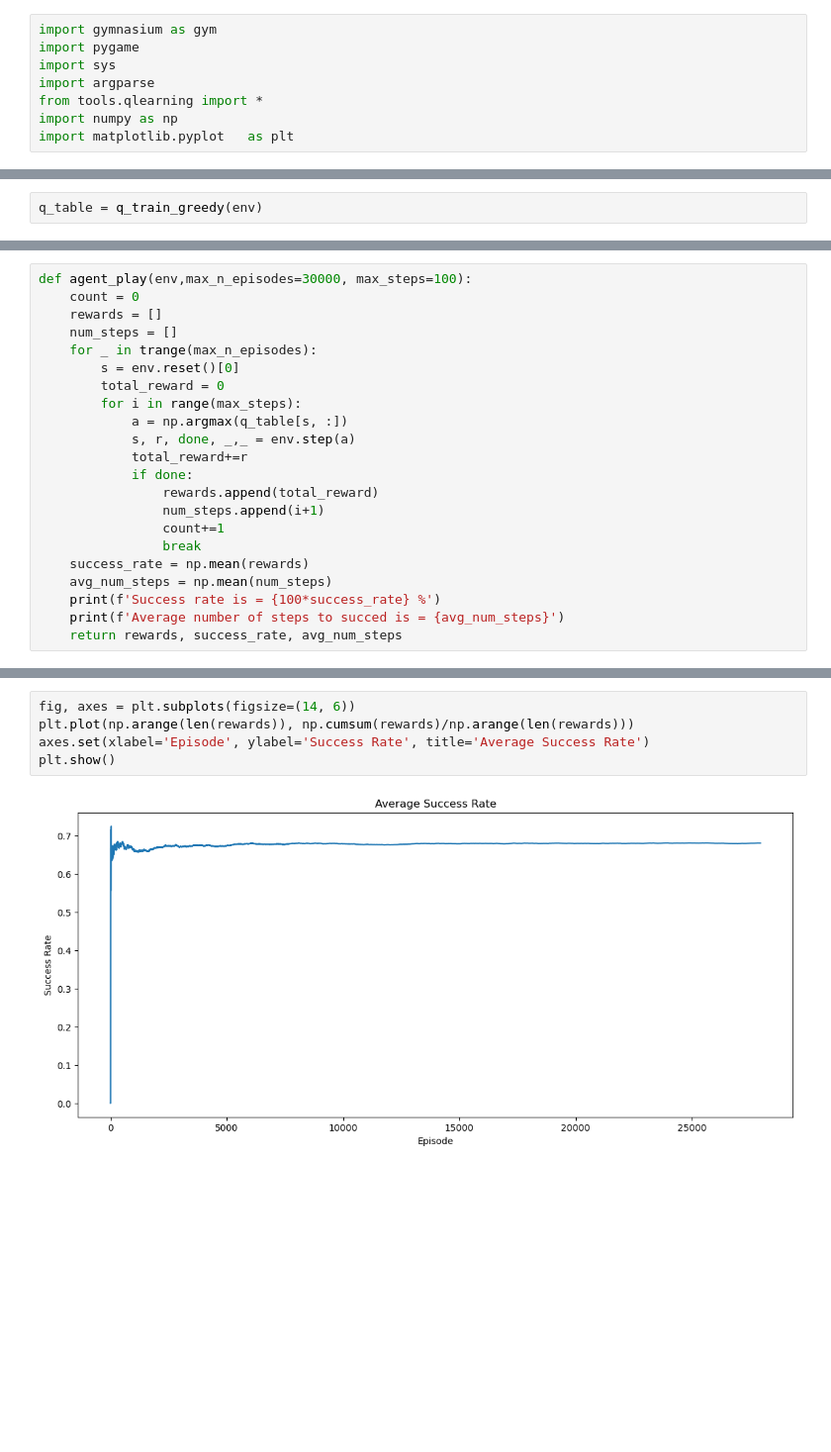
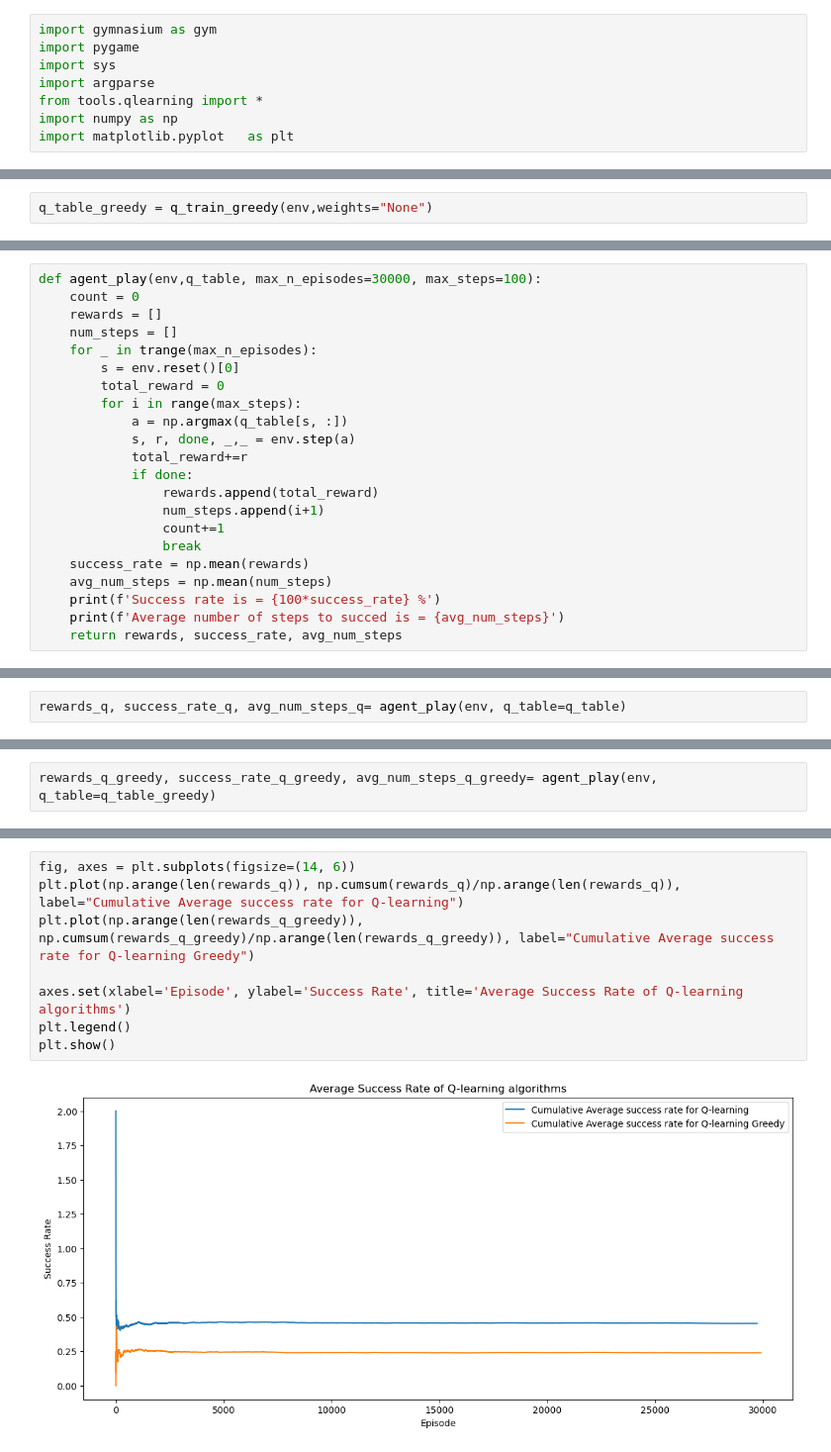
Before and after one commit to Abdellah-Laassairi/apst1-frozen-lake, a Jupyter notebook: frozen_lake.ipynb, the cells around one changed output, grey strips where cells are left out. Shown: that part at 99% size. Cells and saved outputs as stored; diff of their text form; blank space fills up the shorter version.

```diff
--- a/frozen_lake.ipynb
+++ b/frozen_lake.ipynb
@@ -65,5 +157,5 @@ def q_train_greedy(env, alpha=0.99, gamma=0.8, epsilon=0.01, max_n_steps=100, n_
     return q_table
 # %%
-q_table = q_train_greedy(env)
+q_table_greedy = q_train_greedy(env,weights="None")
 # %% [output]
 Loading Q-table saved weights...
@@ -73,5 +169,5 @@ Average reward: 0.4216425655573237
 # %%
-def agent_play(env,max_n_episodes=30000, max_steps=100):
+def agent_play(env,q_table, max_n_episodes=30000, max_steps=100):
     count = 0
     rewards = []
     num_steps = []
@@ -99,0 +191,2 @@ Average number of steps to succed is = 37.124825587635506
+# %%
+rewards_q, success_rate_q, avg_num_steps_q= agent_play(env, q_table=q_table)
@@ -99,0 +196,2 @@ Average number of steps to succed is = 37.124825587635506
+# %%
+rewards_q_greedy, success_rate_q_greedy, avg_num_steps_q_greedy= agent_play(env, q_table=q_table_greedy)
@@ -100,7 +201,10 @@ Average number of steps to succed is = 37.124825587635506
 # %%
 fig, axes = plt.subplots(figsize=(14, 6))
-plt.plot(np.arange(len(rewards)), np.cumsum(rewards)/np.arange(len(rewards)))
-axes.set(xlabel='Episode', ylabel='Success Rate', title='Average Success Rate')
+plt.plot(np.arange(len(rewards_q)), np.cumsum(rewards_q)/np.arange(len(rewards_q)), label="Cumulative Average success rate for Q-learning")
+plt.plot(np.arange(len(rewards_q_greedy)), np.cumsum(rewards_q_greedy)/np.arange(len(rewards_q_greedy)), label="Cumulative Average success rate for Q-learning Greedy")
+
+axes.set(xlabel='Episode', ylabel='Success Rate', title='Average Success Rate of Q-learning algorithms')
+plt.legend()
 plt.show()
 # %% [output]
-[figure, old version]
+[figure, new version]
```
Also changed, not shown: parts of 16 cells of this notebook.
